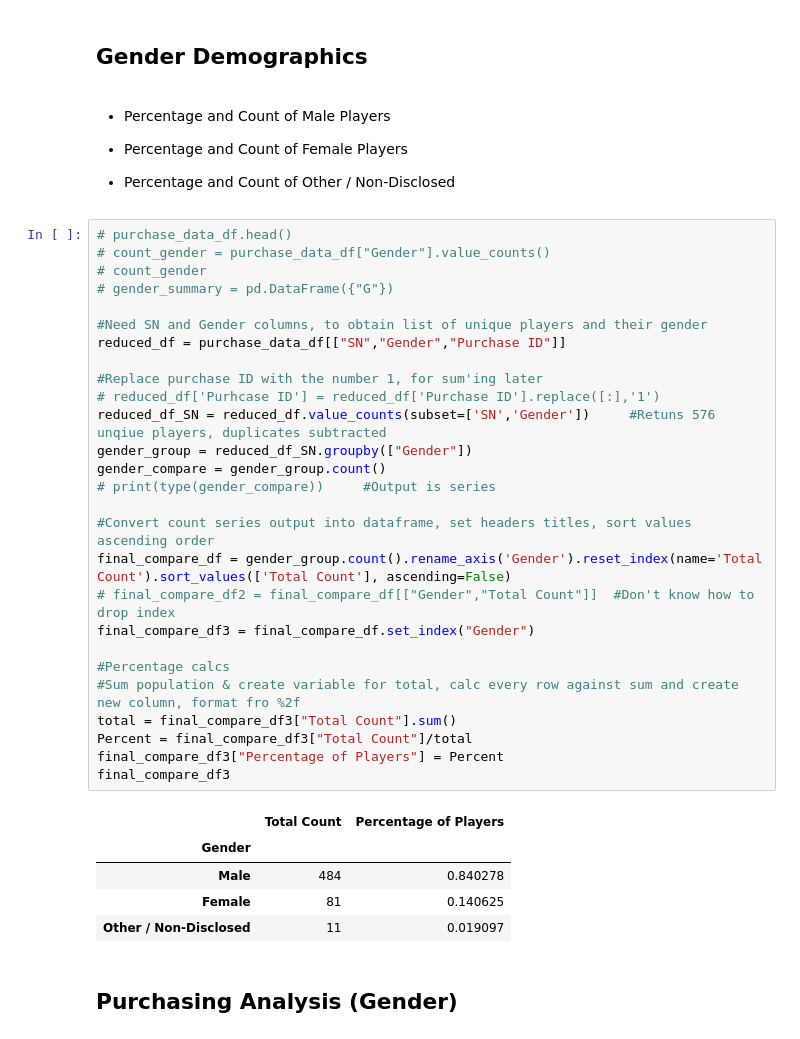
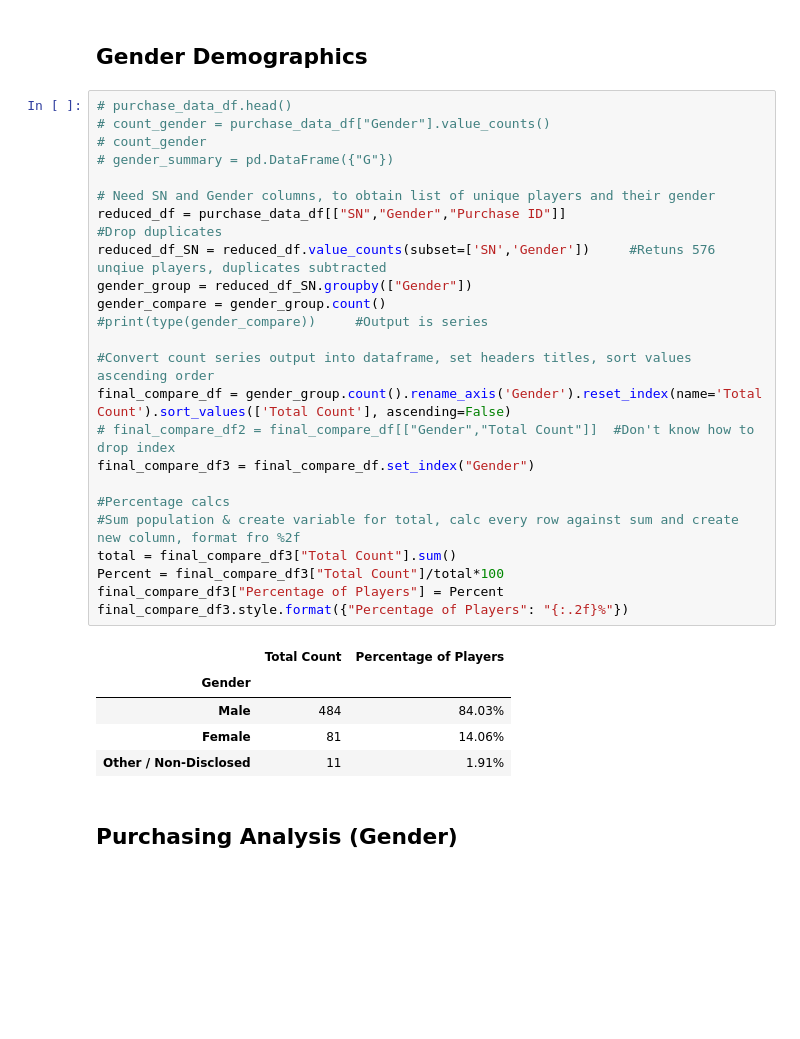
Before and after one commit to chiron-chiron/pandas-challenge, a Jupyter notebook: HeroesOfPymoli/HeroesOfPymoli.ipynb, the cells around one changed output. Drawn from its saved outputs; the diff is of its cells as text; blank space fills up the shorter version.

Commit message:
Finalised

```diff
--- a/HeroesOfPymoli/HeroesOfPymoli.ipynb
+++ b/HeroesOfPymoli/HeroesOfPymoli.ipynb
@@ -67,46 +53,36 @@ purch_analysis_df
 # %% [markdown]
 ## Gender Demographics
-# %% [markdown]
-* Percentage and Count of Male Players
-
-
-* Percentage and Count of Female Players
-
-
-* Percentage and Count of Other / Non-Disclosed
 # %%
 # purchase_data_df.head()
 # count_gender = purchase_data_df["Gender"].value_counts()
 # count_gender
 # gender_summary = pd.DataFrame({"G"})
 
-#Need SN and Gender columns, to obtain list of unique players and their gender
+# Need SN and Gender columns, to obtain list of unique players and their gender
 reduced_df = purchase_data_df[["SN","Gender","Purchase ID"]]
-
-#Replace purchase ID with the number 1, for sum'ing later
-# reduced_df['Purhcase ID'] = reduced_df['Purchase ID'].replace([:],'1')
+#Drop duplicates
 reduced_df_SN = reduced_df.value_counts(subset=['SN','Gender'])     #Retuns 576 unqiue players, duplicates subtracted
 gender_group = reduced_df_SN.groupby(["Gender"])
 gender_compare = gender_group.count()
-# print(type(gender_compare))     #Output is series
+#print(type(gender_compare))     #Output is series
 
 #Convert count series output into dataframe, set headers titles, sort values ascending order
 final_compare_df = gender_group.count().rename_axis('Gender').reset_index(name='Total Count').sort_values(['Total Count'], ascending=False)
 # final_compare_df2 = final_compare_df[["Gender","Total Count"]]  #Don't know how to drop index
 final_compare_df3 = final_compare_df.set_index("Gender")
 
 #Percentage calcs
 #Sum population & create variable for total, calc every row against sum and create new column, format fro %2f
 total = final_compare_df3["Total Count"].sum()
-Percent = final_compare_df3["Total Count"]/total
+Percent = final_compare_df3["Total Count"]/total*100
 final_compare_df3["Percentage of Players"] = Percent
-final_compare_df3
+final_compare_df3.style.format({"Percentage of Players": "{:.2f}%"})
 # %% [output]
 |  | Total Count | Percentage of Players |
 | Gender |  |  |
-| Male | 484 | 0.840278 |
-| Female | 81 | 0.140625 |
-| Other / Non-Disclosed | 11 | 0.019097 |
+| Male | 484 | 84.03% |
+| Female | 81 | 14.06% |
+| Other / Non-Disclosed | 11 | 1.91% |
 # %% [markdown]
 
 ## Purchasing Analysis (Gender)
```
Also changed, not shown: parts of 19 cells of this notebook.
